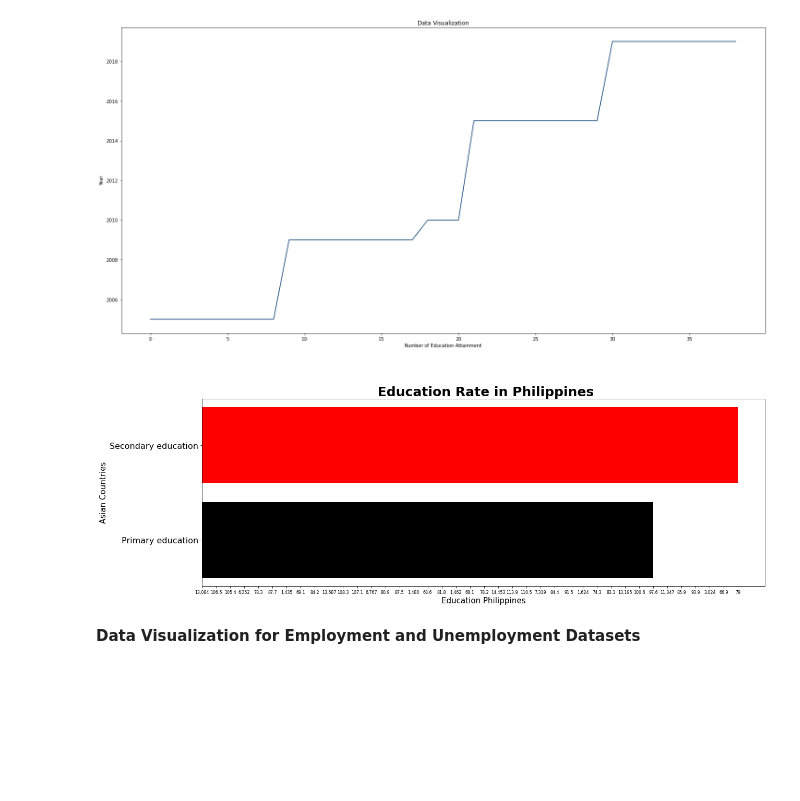
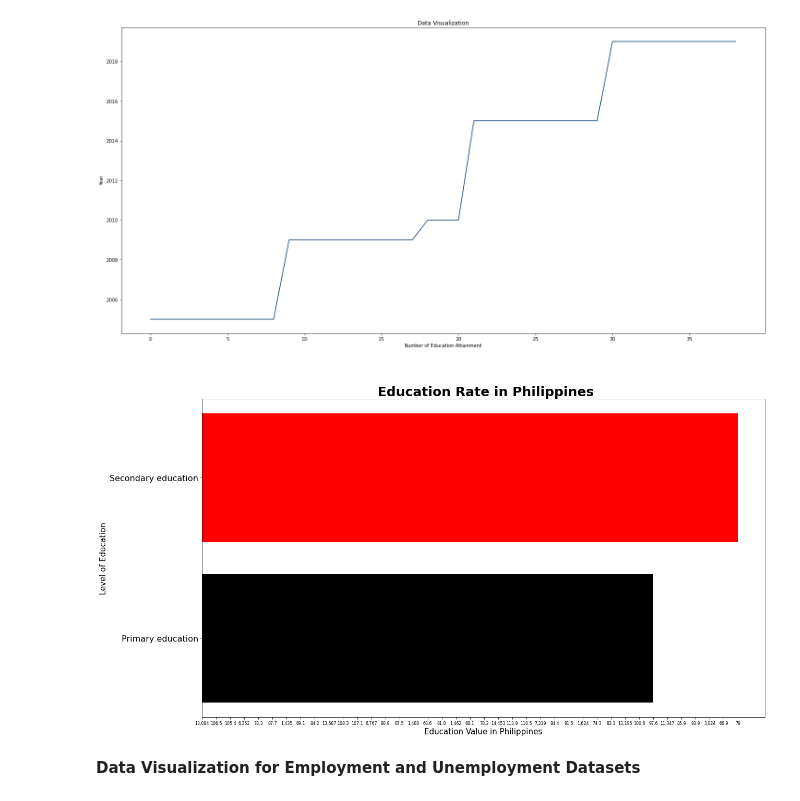
Before and after one commit to suzettecomia/3206-The-Rising-Squad, a Jupyter notebook: Quality_Education_Enhancement_Lead_to_Economic_Growth.ipynb, the cells around one changed output. Saved outputs shown, nothing was run; the diff lists cells and outputs as text; code cells hidden in the pictures; blank space fills up the shorter version.

```diff
--- a/Quality_Education_Enhancement_Lead_to_Economic_Growth.ipynb
+++ b/Quality_Education_Enhancement_Lead_to_Economic_Growth.ipynb
@@ -209,25 +211,25 @@ plt.show()
 # %%
 Series = educationdata["Series"]
 Country = educationdata["Country"]
 Value = educationdata["Value"]
 
 f = plt.figure(tight_layout=True)
 f.set_figwidth(18)
-f.set_figheight(6.5)
+f.set_figheight(10)
 
 plt.xticks(fontsize=8)
 plt.yticks(fontsize=16)
-plt.ylabel("Asian Countries", fontsize= 15)
-plt.xlabel("Education Philippines", fontsize= 15)
+plt.ylabel("Level of Education", fontsize= 15)
+plt.xlabel("Education Value in Philippines", fontsize= 15)
 plt.title("\n Education Rate in Philippines", fontweight="bold", fontsize=25)
 colors = ['red', 'blue', 'red', 'blue', 'red', 'blue',
           'red', 'blue', 'red', 'blue', 'red', 'blue',
           'red', 'blue', 'red', 'black', 'red']
 plt.barh(Series, Value, color = colors )
 plt.savefig('EducationPhilippines.tiff', transparent=True, dpi=300)
 plt.show()
 # %% [output]
-[figure, old version]
+[figure, new version]
 # %% [markdown]
 **Data Visualization for Employment and Unemployment Datasets**
 # %% [markdown]
```
Also changed, not shown: parts of 1 cell of this notebook.
